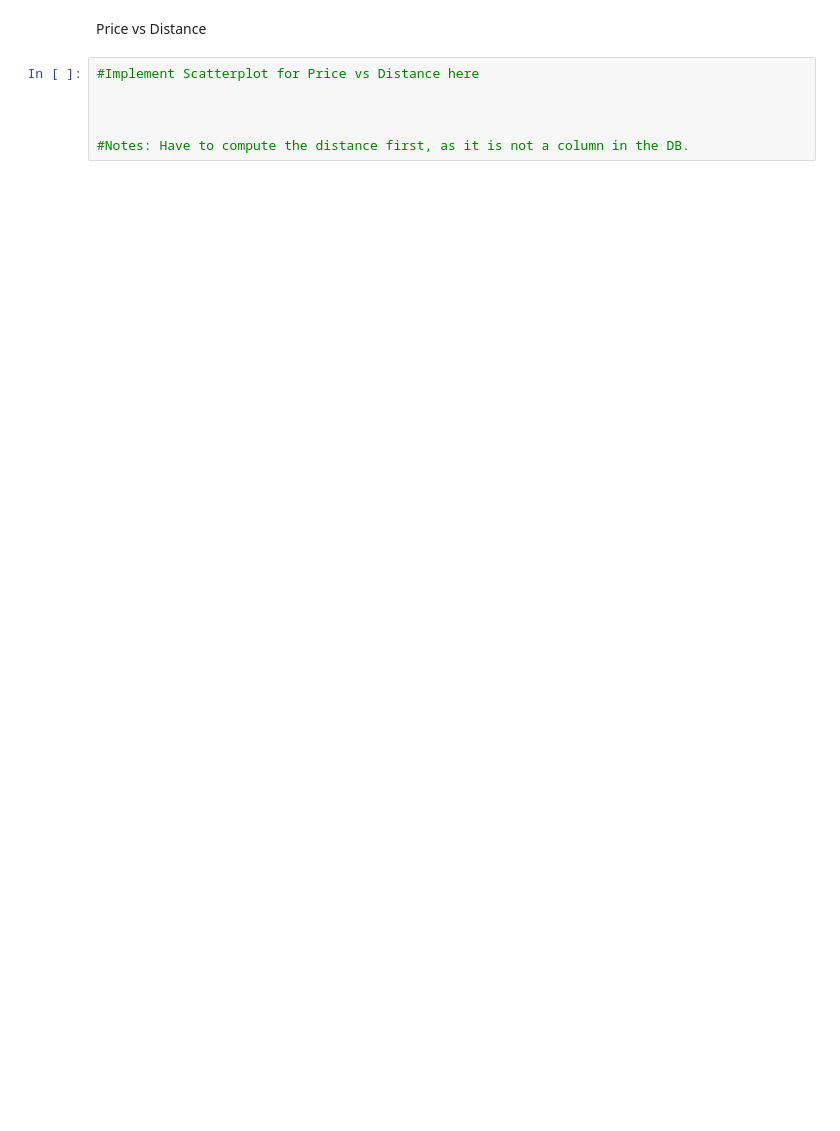
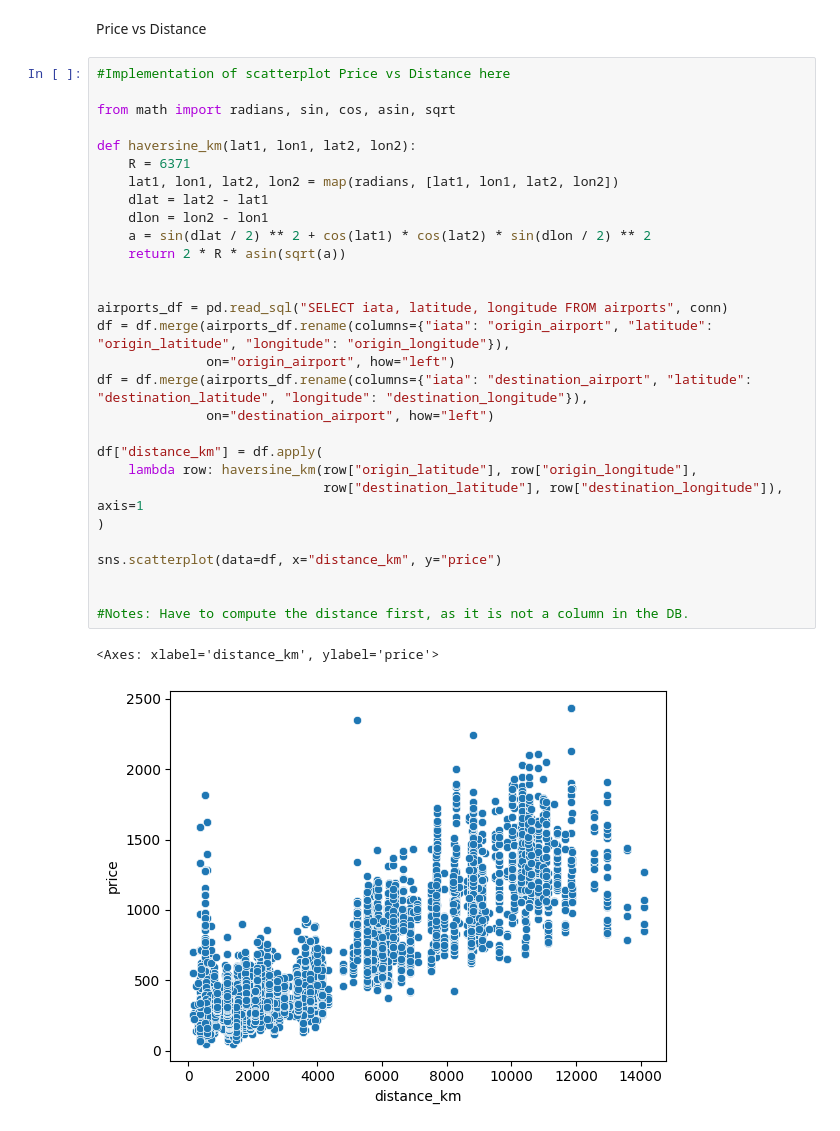
Before and after one commit to Quaden2307/flight-price-predictor, a Jupyter notebook: notebooks/03_live_data_visualization.ipynb, the cells around one changed output. Drawn from its saved outputs; the diff is of its cells as text; blank space fills up the shorter version.

Commit message:
price vs distance scatterplot jupyter

```diff
--- a/notebooks/03_live_data_visualization.ipynb
+++ b/notebooks/03_live_data_visualization.ipynb
@@ -66,8 +66,34 @@ sns.histplot(data=df, x="price", hue="is_international", bins=50, multiple="stac
 # %% [markdown]
 Price vs Distance
 # %%
-#Implement Scatterplot for Price vs Distance here
+#Implementation of scatterplot Price vs Distance here
 
+from math import radians, sin, cos, asin, sqrt
+
+def haversine_km(lat1, lon1, lat2, lon2):
+    R = 6371
+    lat1, lon1, lat2, lon2 = map(radians, [lat1, lon1, lat2, lon2])
+    dlat = lat2 - lat1
+    dlon = lon2 - lon1
+    a = sin(dlat / 2) ** 2 + cos(lat1) * cos(lat2) * sin(dlon / 2) ** 2
+    return 2 * R * asin(sqrt(a))
+
+
+airports_df = pd.read_sql("SELECT iata, latitude, longitude FROM airports", conn)
+df = df.merge(airports_df.rename(columns={"iata": "origin_airport", "latitude": "origin_latitude", "longitude": "origin_longitude"}),
+              on="origin_airport", how="left")
+df = df.merge(airports_df.rename(columns={"iata": "destination_airport", "latitude": "destination_latitude", "longitude": "destination_longitude"}),
+              on="destination_airport", how="left")
+
+df["distance_km"] = df.apply(
+    lambda row: haversine_km(row["origin_latitude"], row["origin_longitude"],
+                             row["destination_latitude"], row["destination_longitude"]), axis=1
+)
+
+sns.scatterplot(data=df, x="distance_km", y="price")
 
 
 #Notes: Have to compute the distance first, as it is not a column in the DB.
+# %% [output]
+<Axes: xlabel='distance_km', ylabel='price'>
+[figure, added]
```
Also changed, not shown: parts of 5 cells of this notebook.
